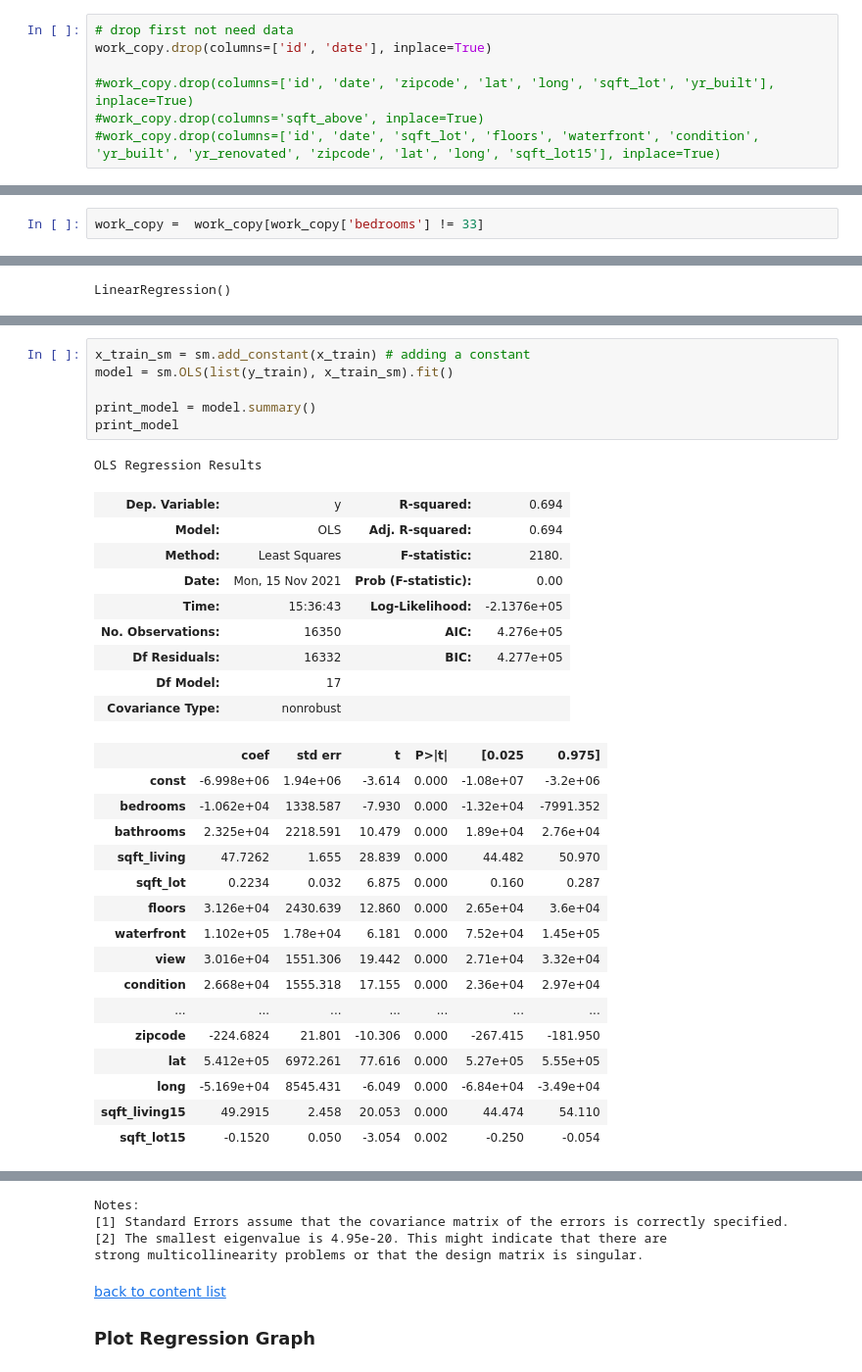
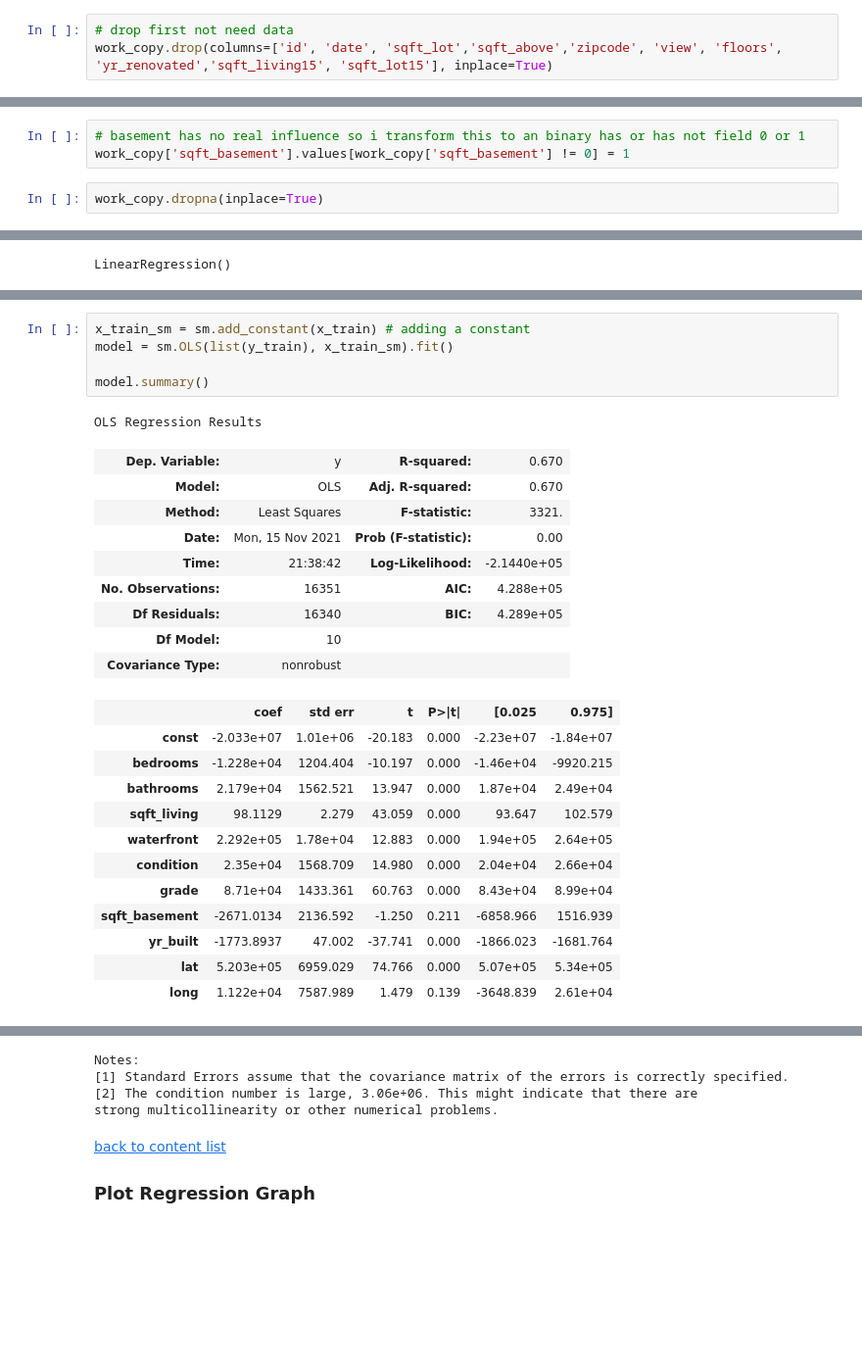
Before and after one commit to Denny-Meyer/IronHack_mid_term_real_state_regression, a Jupyter notebook: source_code/data_analytics_denny.ipynb, the cells around one changed output, grey strips where cells are left out. Shown at 98% size. Cells and saved outputs as stored; diff of their text form; blank space fills up the shorter version.

```diff
--- a/source_code/data_analytics_denny.ipynb
+++ b/source_code/data_analytics_denny.ipynb
@@ -214,8 +201,4 @@ plt.show()
 > sqft_living15 and sqft_lot15 represents the average living and lot sqft of the closest 15 neiboorhouses
 # %%
 # drop first not need data
-work_copy.drop(columns=['id', 'date'], inplace=True)
-
-#work_copy.drop(columns=['id', 'date', 'zipcode', 'lat', 'long', 'sqft_lot', 'yr_built'], inplace=True)
-#work_copy.drop(columns='sqft_above', inplace=True)
-#work_copy.drop(columns=['id', 'date', 'sqft_lot', 'floors', 'waterfront', 'condition', 'yr_built', 'yr_renovated', 'zipcode', 'lat', 'long', 'sqft_lot15'], inplace=True)
+work_copy.drop(columns=['id', 'date', 'sqft_lot','sqft_above','zipcode', 'view', 'floors', 'yr_renovated','sqft_living15', 'sqft_lot15'], inplace=True)
@@ -228,2 +222,7 @@ work_copy = reduce_to_interquartile(data=work_copy, name='price')
+# %%
+# basement has no real influence so i transform this to an binary has or has not field 0 or 1
+work_copy['sqft_basement'].values[work_copy['sqft_basement'] != 0] = 1
+# %%
+work_copy.dropna(inplace=True)
 # %%
 #plot_numeric(work_copy)
@@ -242,7 +245,5 @@ work_copy.describe()
 # %% [markdown]
 ### First Approach with unfilterd data
-# %%
-work_copy =  work_copy[work_copy['bedrooms'] != 33]
 # %%
 label = work_copy['price']
 work_copy.drop(columns='price', inplace=True)
@@ -290,33 +294,28 @@ y_pred = model_l.predict(x_test)
 # %%
 x_train_sm = sm.add_constant(x_train) # adding a constant
 model = sm.OLS(list(y_train), x_train_sm).fit()
 
-print_model = model.summary()
-print_model
+model.summary()
 # %% [output]
 OLS Regression Results
-| Dep. Variable: | y | R-squared: | 0.694 |
-| Model: | OLS | Adj. R-squared: | 0.694 |
-| Method: | Least Squares | F-statistic: | 2180. |
+| Dep. Variable: | y | R-squared: | 0.670 |
+| Model: | OLS | Adj. R-squared: | 0.670 |
+| Method: | Least Squares | F-statistic: | 3321. |
 | Date: | Mon, 15 Nov 2021 | Prob (F-statistic): | 0.00 |
-| Time: | 15:36:43 | Log-Likelihood: | -2.1376e+05 |
-| No. Observations: | 16350 | AIC: | 4.276e+05 |
-| Df Residuals: | 16332 | BIC: | 4.277e+05 |
-| Df Model: | 17 |  |  |
+| Time: | 21:38:42 | Log-Likelihood: | -2.1440e+05 |
+| No. Observations: | 16351 | AIC: | 4.288e+05 |
+| Df Residuals: | 16340 | BIC: | 4.289e+05 |
+| Df Model: | 10 |  |  |
 | Covariance Type: | nonrobust |  |  |
 |  | coef | std err | t | P>|t| | [0.025 | 0.975] |
-| const | -6.998e+06 | 1.94e+06 | -3.614 | 0.000 | -1.08e+07 | -3.2e+06 |
-| bedrooms | -1.062e+04 | 1338.587 | -7.930 | 0.000 | -1.32e+04 | -7991.352 |
-| bathrooms | 2.325e+04 | 2218.591 | 10.479 | 0.000 | 1.89e+04 | 2.76e+04 |
-| sqft_living | 47.7262 | 1.655 | 28.839 | 0.000 | 44.482 | 50.970 |
-| sqft_lot | 0.2234 | 0.032 | 6.875 | 0.000 | 0.160 | 0.287 |
-| floors | 3.126e+04 | 2430.639 | 12.860 | 0.000 | 2.65e+04 | 3.6e+04 |
-| waterfront | 1.102e+05 | 1.78e+04 | 6.181 | 0.000 | 7.52e+04 | 1.45e+05 |
-| view | 3.016e+04 | 1551.306 | 19.442 | 0.000 | 2.71e+04 | 3.32e+04 |
-| condition | 2.668e+04 | 1555.318 | 17.155 | 0.000 | 2.36e+04 | 2.97e+04 |
-| ... | ... | ... | ... | ... | ... | ... |
-| zipcode | -224.6824 | 21.801 | -10.306 | 0.000 | -267.415 | -181.950 |
-| lat | 5.412e+05 | 6972.261 | 77.616 | 0.000 | 5.27e+05 | 5.55e+05 |
-| long | -5.169e+04 | 8545.431 | -6.049 | 0.000 | -6.84e+04 | -3.49e+04 |
-| sqft_living15 | 49.2915 | 2.458 | 20.053 | 0.000 | 44.474 | 54.110 |
-| sqft_lot15 | -0.1520 | 0.050 | -3.054 | 0.002 | -0.250 | -0.054 |
+| const | -2.033e+07 | 1.01e+06 | -20.183 | 0.000 | -2.23e+07 | -1.84e+07 |
+| bedrooms | -1.228e+04 | 1204.404 | -10.197 | 0.000 | -1.46e+04 | -9920.215 |
+| bathrooms | 2.179e+04 | 1562.521 | 13.947 | 0.000 | 1.87e+04 | 2.49e+04 |
+| sqft_living | 98.1129 | 2.279 | 43.059 | 0.000 | 93.647 | 102.579 |
+| waterfront | 2.292e+05 | 1.78e+04 | 12.883 | 0.000 | 1.94e+05 | 2.64e+05 |
+| condition | 2.35e+04 | 1568.709 | 14.980 | 0.000 | 2.04e+04 | 2.66e+04 |
+| grade | 8.71e+04 | 1433.361 | 60.763 | 0.000 | 8.43e+04 | 8.99e+04 |
+| sqft_basement | -2671.0134 | 2136.592 | -1.250 | 0.211 | -6858.966 | 1516.939 |
+| yr_built | -1773.8937 | 47.002 | -37.741 | 0.000 | -1866.023 | -1681.764 |
+| lat | 5.203e+05 | 6959.029 | 74.766 | 0.000 | 5.07e+05 | 5.34e+05 |
+| long | 1.122e+04 | 7587.989 | 1.479 | 0.139 | -3648.839 | 2.61e+04 |
@@ -327,7 +326,7 @@ OLS Regression Results
 Notes:
 [1] Standard Errors assume that the covariance matrix of the errors is correctly specified.
-[2] The smallest eigenvalue is 4.95e-20. This might indicate that there are
-strong multicollinearity problems or that the design matrix is singular.
+[2] The condition number is large, 3.06e+06. This might indicate that there are
+strong multicollinearity or other numerical problems.
 # %% [markdown]
 <a id='plot_regression'></a>
 <a href='#content'>back to content list</a>
```
Also changed, not shown: parts of 18 cells of this notebook.
